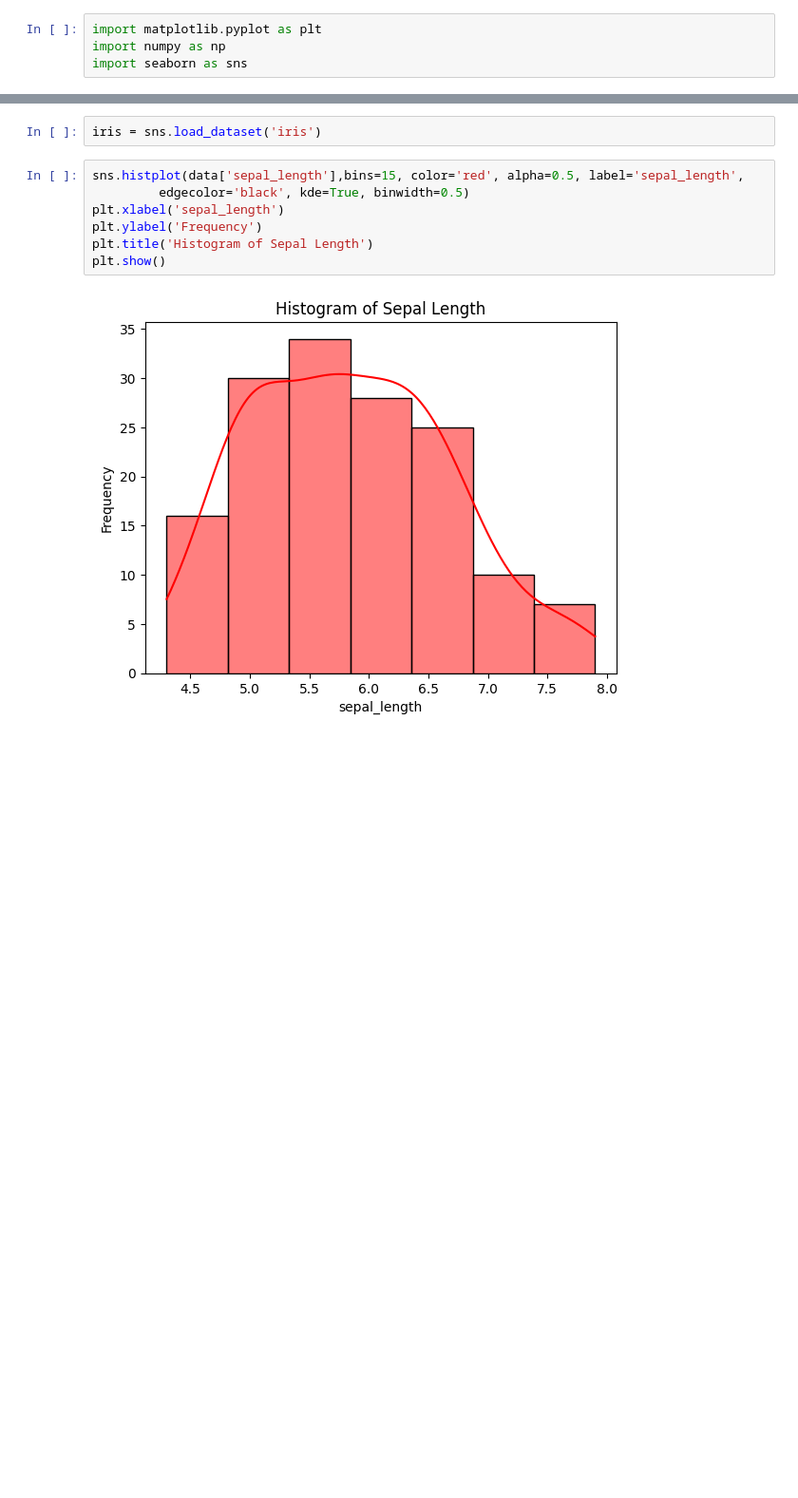
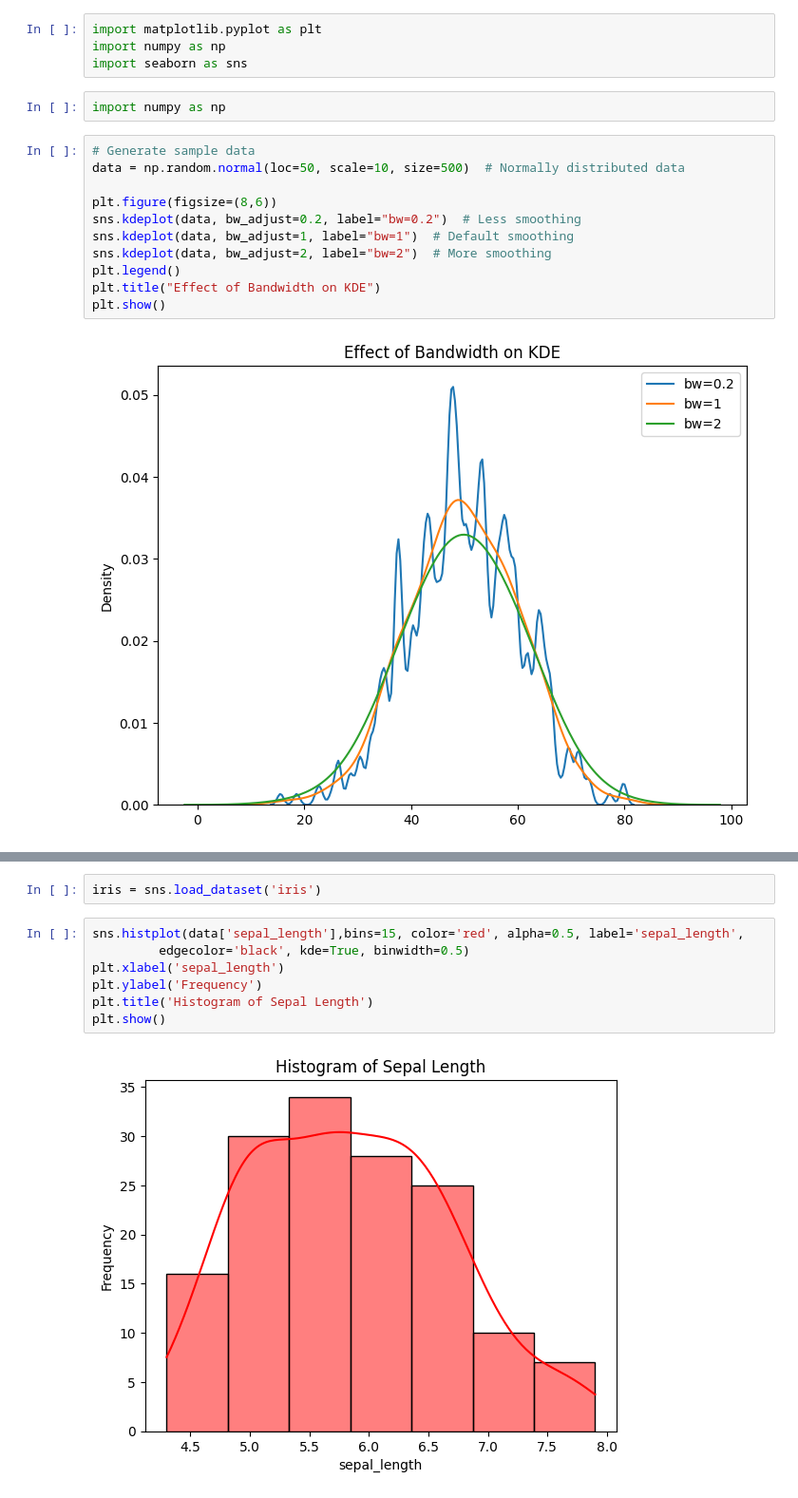
Before and after one commit to b3rian/Data_Science, a Jupyter notebook: matplotlib tutorial.ipynb, the cells around one changed output, grey strips where cells are left out. Shown: that part at 95% size. Saved outputs shown, nothing was run; the diff lists cells and outputs as text; blank space fills up the shorter version.

```diff
--- a/matplotlib tutorial.ipynb
+++ b/matplotlib tutorial.ipynb
@@ -2,3 +2,18 @@
 import matplotlib.pyplot as plt
 import numpy as np
 import seaborn as sns
+# %%
+import numpy as np
+# %%
+# Generate sample data
+data = np.random.normal(loc=50, scale=10, size=500)  # Normally distributed data
+
+plt.figure(figsize=(8,6))
+sns.kdeplot(data, bw_adjust=0.2, label="bw=0.2")  # Less smoothing
+sns.kdeplot(data, bw_adjust=1, label="bw=1")  # Default smoothing
+sns.kdeplot(data, bw_adjust=2, label="bw=2")  # More smoothing
+plt.legend()
+plt.title("Effect of Bandwidth on KDE")
+plt.show()
+# %% [output]
+[figure, added]
```
Also changed, not shown: parts of 2 cells of this notebook.
